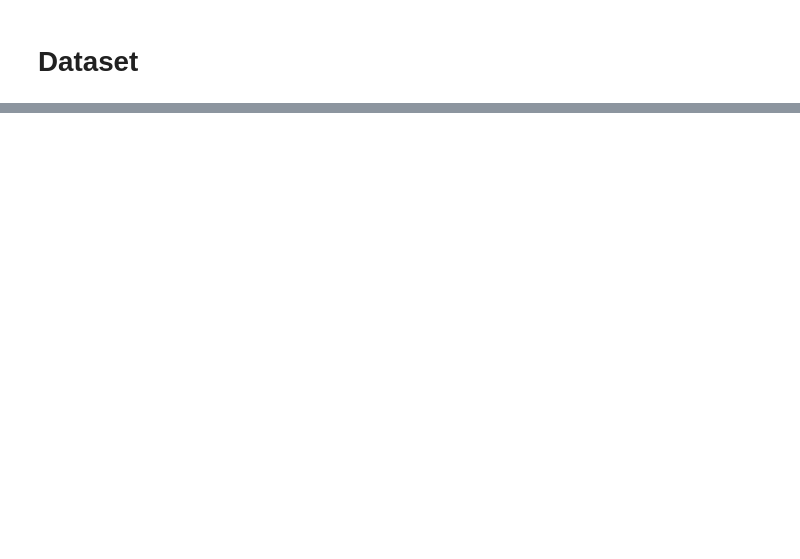
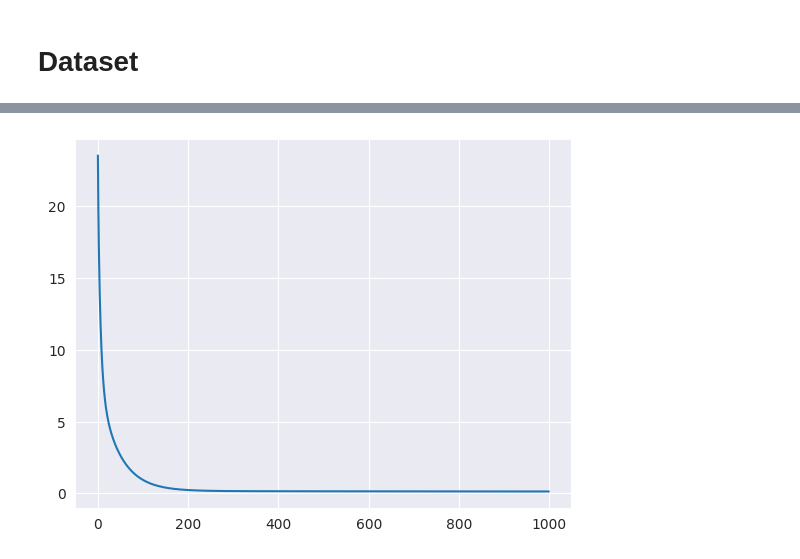
Before and after one commit to chanwinharold/ML_algorithms_from_scratch, a Jupyter notebook: kernel_trick_with_numpy.ipynb, the cells around one changed output, grey strips where cells are left out. Saved outputs shown, nothing was run; the diff lists cells and outputs as text; code cells hidden in the pictures; blank space fills up the shorter version.

```diff
--- a/kernel_trick_with_numpy.ipynb
+++ b/kernel_trick_with_numpy.ipynb
@@ -24,9 +91,17 @@ landmarks = x
 # %%
-def kernel_trick(x_, landmarks_):
-    X_ = np.zeros((x_.shape[0], landmarks_.shape[0]))
-    n_column = 0
-    for l_ in landmarks_:
-        new_x_ = kernel_function(x_, l_)
-        X_[:, n_column] = new_x_
-        n_column +=1
-    return X_
+class KernelTrick:
+    def __init__(self, x_):
+        self.landmarks_ = x_
+
+    @classmethod
+    def kernel_function(cls, x_, l_, sigma_=1):
+        return np.exp( -(np.linalg.norm(x_ - l_, axis=1))**2 / (2 * sigma_**2) )
+
+    def kernel_trick(self, x_):
+        X_ = np.zeros((x_.shape[0], self.landmarks_.shape[0]))
+        n_column = 0
+        for l_ in self.landmarks_:
+            new_x_ = self.kernel_function(x_, l_)
+            X_[:, n_column] = new_x_
+            n_column +=1
+        return X_
@@ -55,0 +108,12 @@ plt.show()
+# %%
+ker_method = KernelTrick(x)
+x_linear = ker_method.kernel_trick(x)
+# %%
+linear_reg = LinearRegression(x_linear)
+J_history = linear_reg.fit(x_linear, y)
+y_pred = linear_reg.predict(x_linear)
+# %%
+plt.plot(J_history)
+plt.show()
+# %% [output]
+[figure, added]
```
Also changed, not shown: parts of 15 cells of this notebook, 1 other file.
